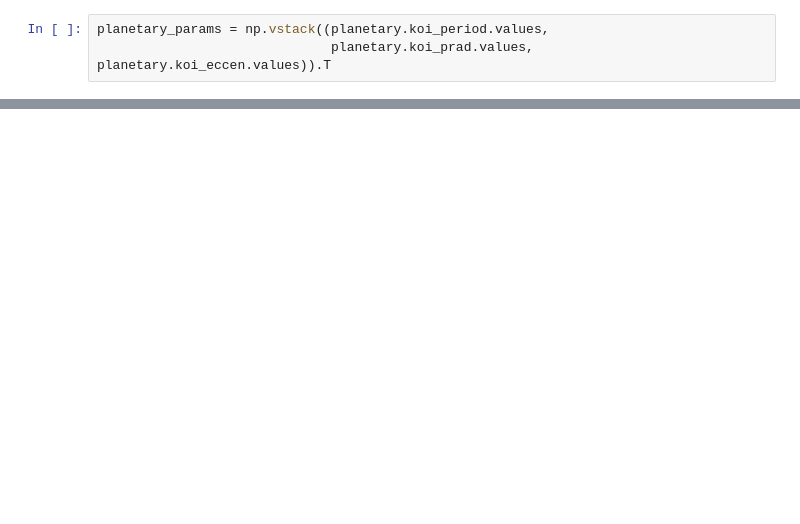
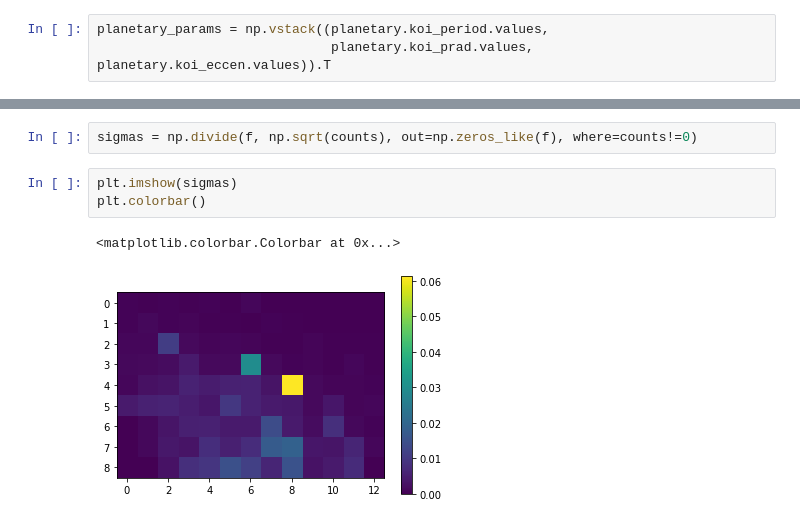
Before and after one commit to aditya-sengupta/exosyssim-prototyping, a Jupyter notebook: notebooks/idem.ipynb, the cells around one changed output, grey strips where cells are left out. Saved outputs shown, nothing was run; the diff lists cells and outputs as text; blank space fills up the shorter version.

```diff
--- a/notebooks/idem.ipynb
+++ b/notebooks/idem.ipynb
@@ -227,0 +192,8 @@ pdet_ij.shape
+# %%
+sigmas = np.divide(f, np.sqrt(counts), out=np.zeros_like(f), where=counts!=0)
+# %%
+plt.imshow(sigmas)
+plt.colorbar()
+# %% [output]
+<matplotlib.colorbar.Colorbar at 0x...>
+[figure, added]
```
Also changed, not shown: parts of 16 cells of this notebook.
